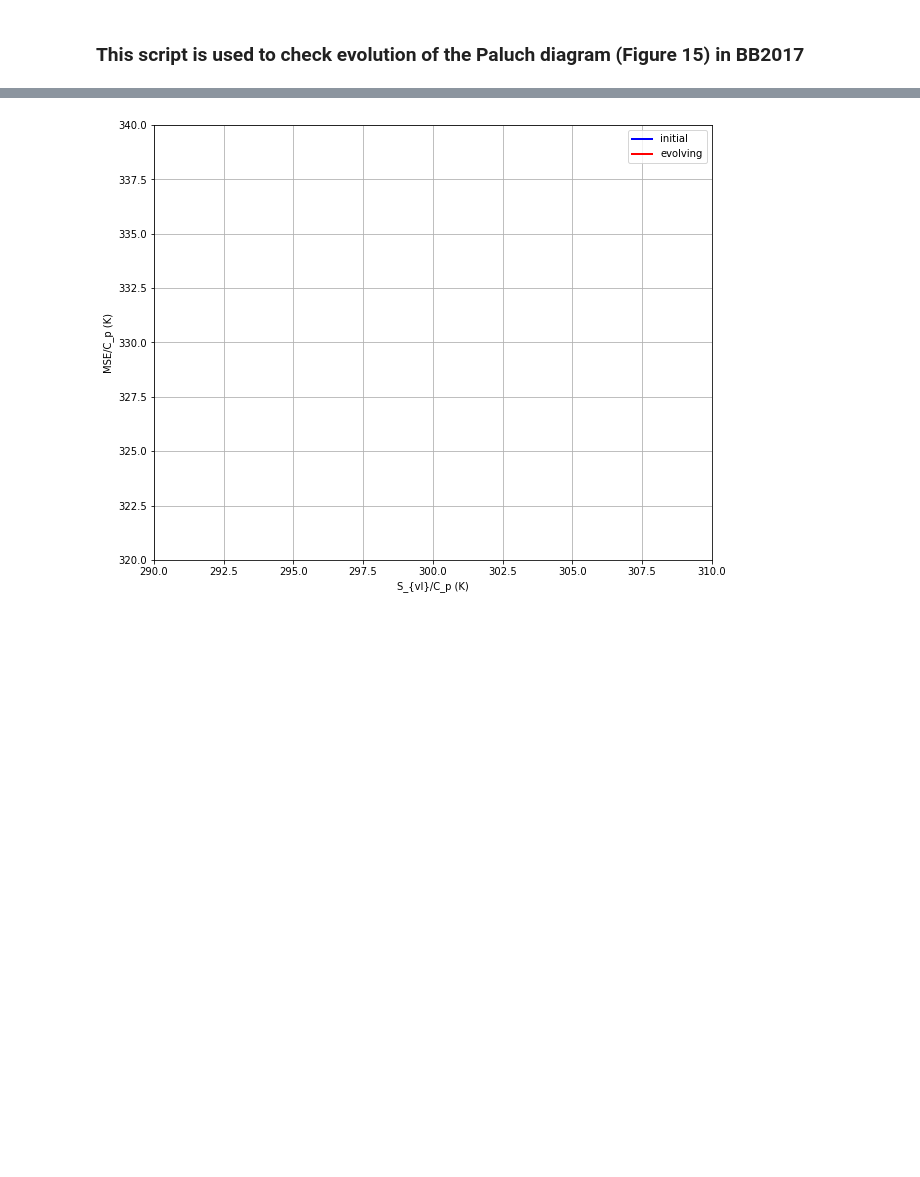
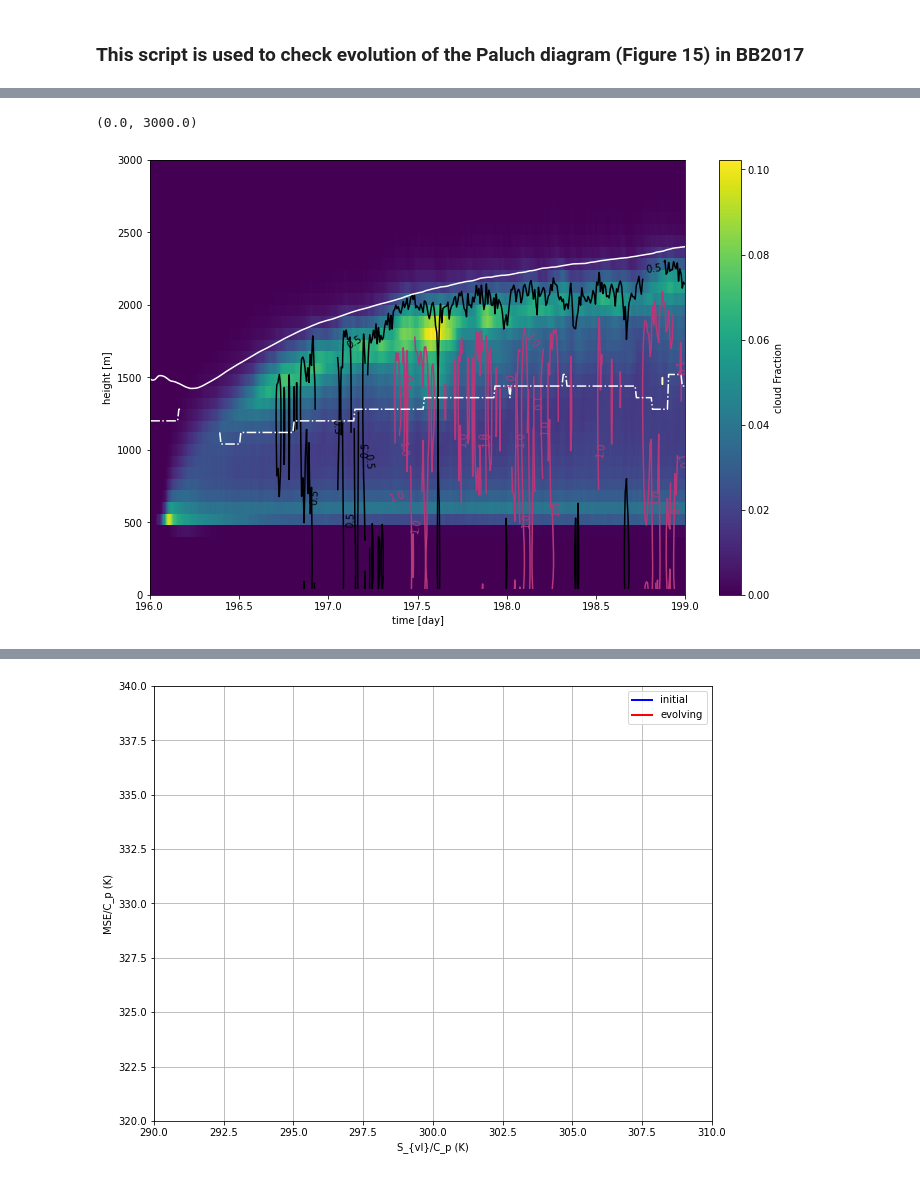
Before and after one commit to xychen-ocn/BB2017_analysis, a Jupyter notebook: examine_BB2017_MSE_Svl_Paluch_diagram.ipynb, the cells around one changed output, grey strips where cells are left out. Drawn from its saved outputs; the diff is of its cells as text; code cells hidden in the pictures; blank space fills up the shorter version.

```diff
--- a/examine_BB2017_MSE_Svl_Paluch_diagram.ipynb
+++ b/examine_BB2017_MSE_Svl_Paluch_diagram.ipynb
@@ -170,0 +155,17 @@ The code block below generates movies to show the evolution:
+# %%
+figsvdir = r'/home/xchen/jupyter_notebook/LES/BB2017_analysis/output/'
+figname='temporal_evolution_of_cloud_fraction_and_rain_rate.jpg'
+from metpy.units import units
+#Zinv = (ds_stat.ZINV.values * units.km).to(units.meter)
+ds_stat.CLD.plot(x='time', figsize=(12,8))
+plt.plot(ds_stat.time, ds_stat.ZINV.values*1000, color= 'w')
+plt.plot(ds_stat.time, z_inflec, color='w', linestyle='-.')
+precip_levs=np.linspace(0.5,1.5,3)
+cs=plt.contour(ds_stat.time, ds_stat.z, ds_stat.PRECIP.T, precip_levs,cmap = cm.magma)
+plt.clabel(cs, cs.levels)
+#ds_stat.ZINV.plot(x='time', color='k')
+plt.ylim(0,3000)
+#plt.savefig(figsvdir + figname)
+# %% [output]
+(0.0, 3000.0)
+[figure, added]
```
Also changed, not shown: parts of 27 cells of this notebook, 1 other file.
